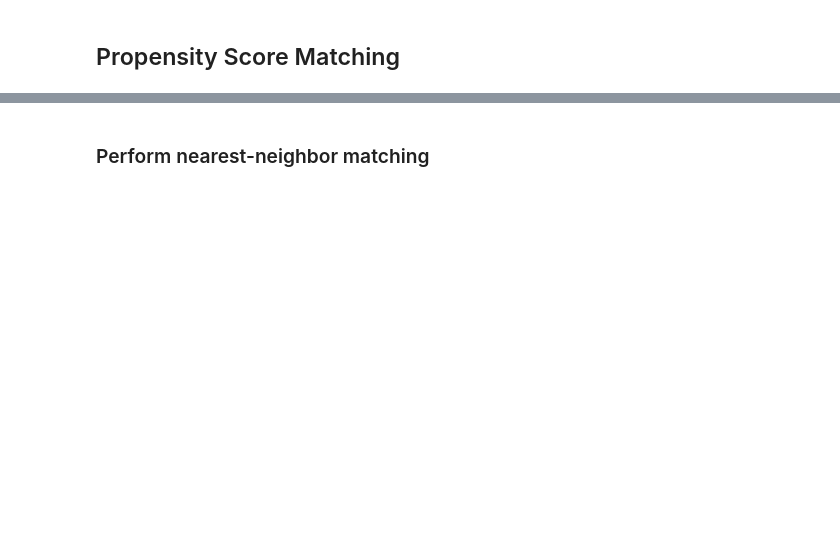
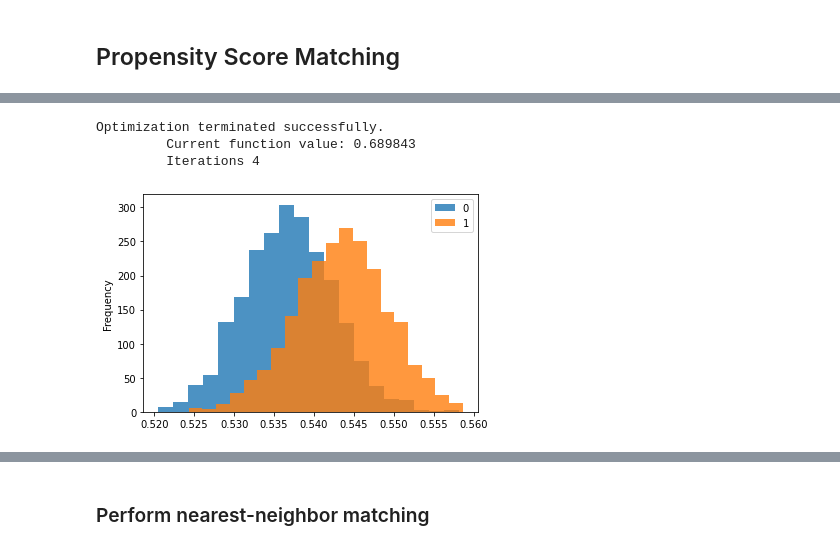
Before and after one commit to abhishekbabu/cse481ds-mental-health, a Jupyter notebook: notebooks/county_level/Matching Analysis/matching-income.ipynb, the cells around one changed output, grey strips where cells are left out. Saved outputs shown, nothing was run; the diff lists cells and outputs as text; code cells hidden in the pictures; blank space fills up the shorter version.

```diff
--- a/notebooks/county_level/Matching Analysis/matching-income.ipynb
+++ b/notebooks/county_level/Matching Analysis/matching-income.ipynb
@@ -378,0 +426,8 @@ Optimization terminated successfully.
+# %%
+# College only
+gen_pscore(df, df[categorize_treatment], df['Some college raw value'] )
+# %% [output]
+Optimization terminated successfully.
+         Current function value: 0.689843
+         Iterations 4
+[figure, added]
```
Also changed, not shown: parts of 38 cells of this notebook, 1 other file.
